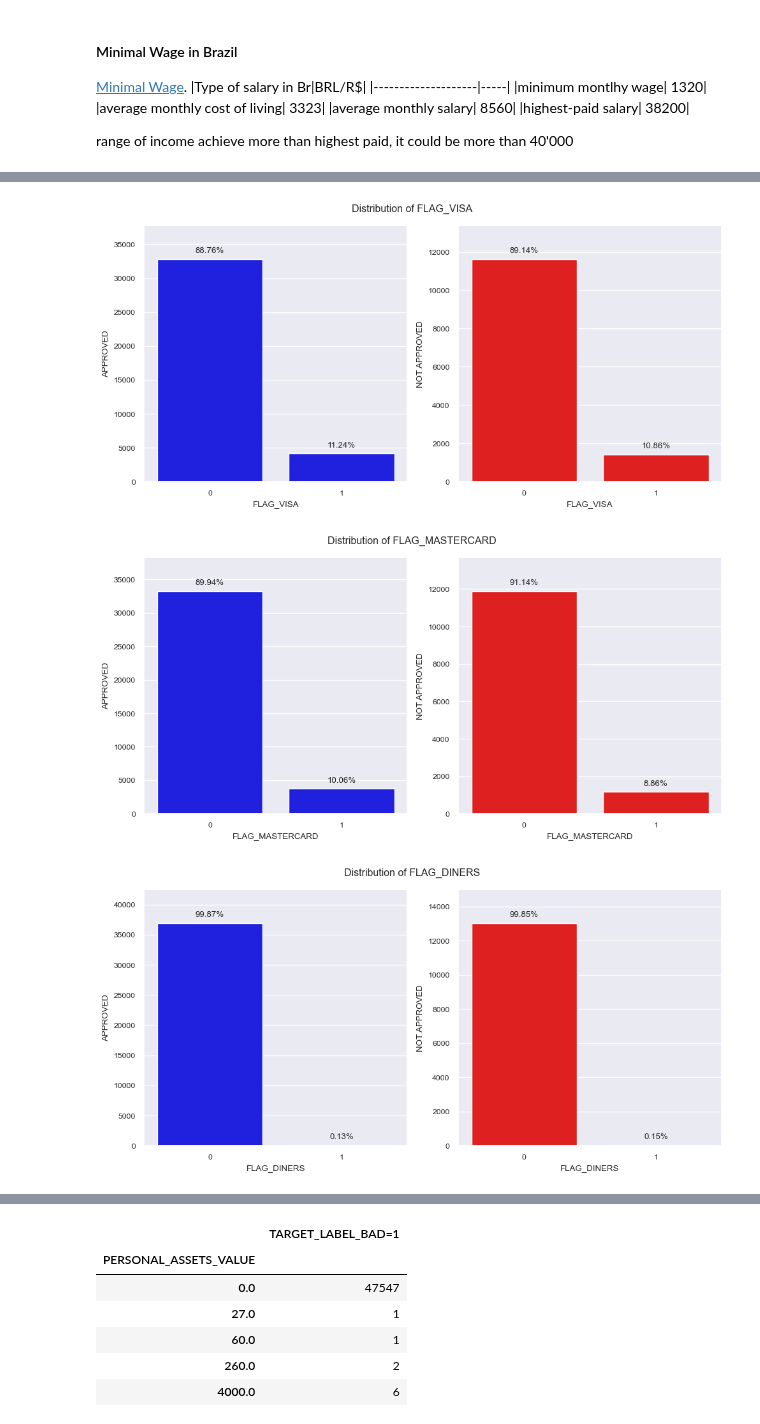
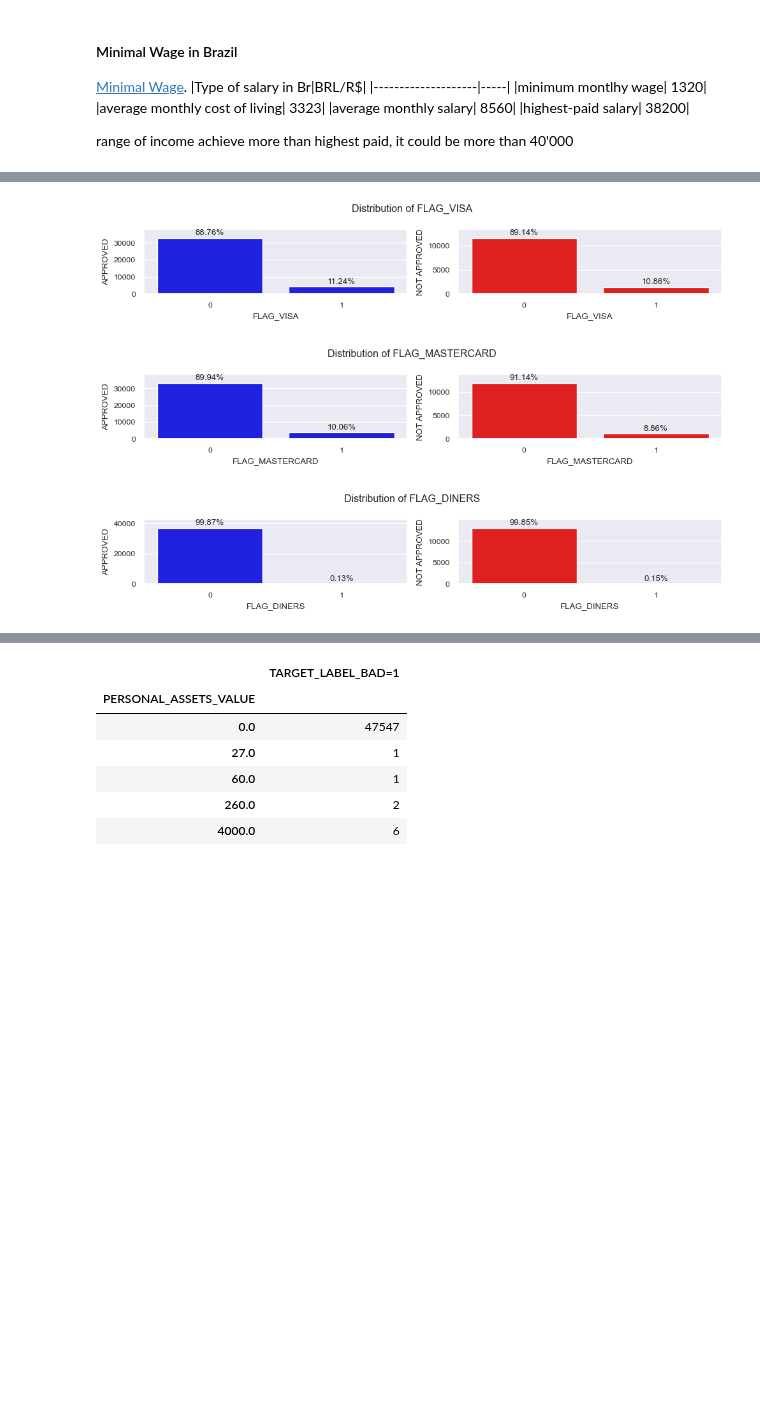
Before and after one commit to tutecode/credit-risk-analysis, a Jupyter notebook: src/notebooks/eda.ipynb, the cells around one changed output, grey strips where cells are left out. Saved outputs shown, nothing was run; the diff lists cells and outputs as text; code cells hidden in the pictures; blank space fills up the shorter version.

```diff
--- a/src/notebooks/eda.ipynb
+++ b/src/notebooks/eda.ipynb
@@ -436,15 +436,15 @@ plot.plotting_distribution_bar(app_train_cop, "MONTHLY_INCOMES_TOT", "horizontal
 # %%
 # 'FLAG_CARDS': New categorical column to delete the following:
 # 'FLAG_VISA', 'FLAG_MASTERCARD', 'FLAG_DINERS', 'FLAG_AMERICAN_EXPRESS', 'FLAG_OTHER_CARDS'
-plot.plotting_distribution_bar(app_train, "FLAG_VISA", "horizontal") # before cleaning
-plot.plotting_distribution_bar(app_train, "FLAG_MASTERCARD", "horizontal") # before cleaning
-plot.plotting_distribution_bar(app_train, "FLAG_DINERS", "horizontal") # before cleaning
-plot.plotting_distribution_bar(app_train, "FLAG_AMERICAN_EXPRESS", "horizontal") # before cleaning
-plot.plotting_distribution_bar(app_train, "FLAG_OTHER_CARDS", "horizontal") # before cleaning
+plot.plotting_distribution_cards(app_train, "FLAG_VISA", "horizontal") # before cleaning
+plot.plotting_distribution_cards(app_train, "FLAG_MASTERCARD", "horizontal") # before cleaning
+plot.plotting_distribution_cards(app_train, "FLAG_DINERS", "horizontal") # before cleaning
+plot.plotting_distribution_cards(app_train, "FLAG_AMERICAN_EXPRESS", "horizontal") # before cleaning
+plot.plotting_distribution_cards(app_train, "FLAG_OTHER_CARDS", "horizontal") # before cleaning
 # unir todos los graficos anteriores, en un plot pequeño...
 
 plot.plotting_distribution_bar(app_train_cop, 'HAS_CARDS', "horizontal") # after cleaning
 # %% [output]
-[figure, old version]
+[figure, new version]
-[figure, old version]
+[figure, new version]
-[figure, old version]
+[figure, new version]
```
Also changed, not shown: parts of 16 cells of this notebook, 6 other files.
